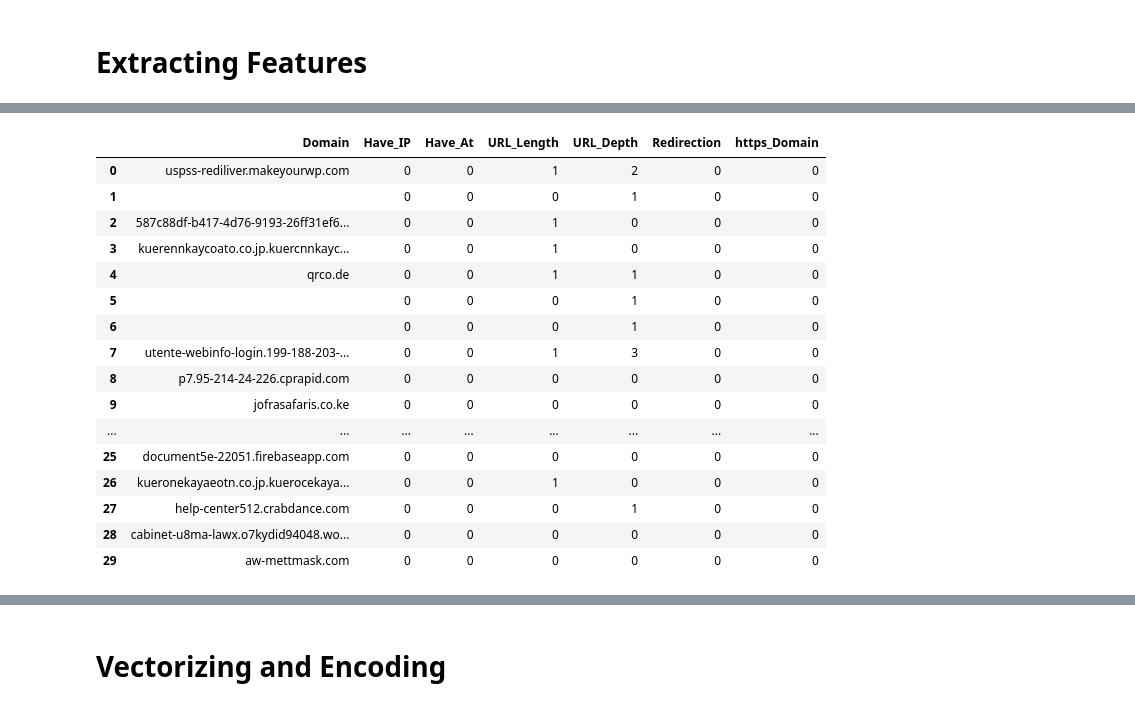
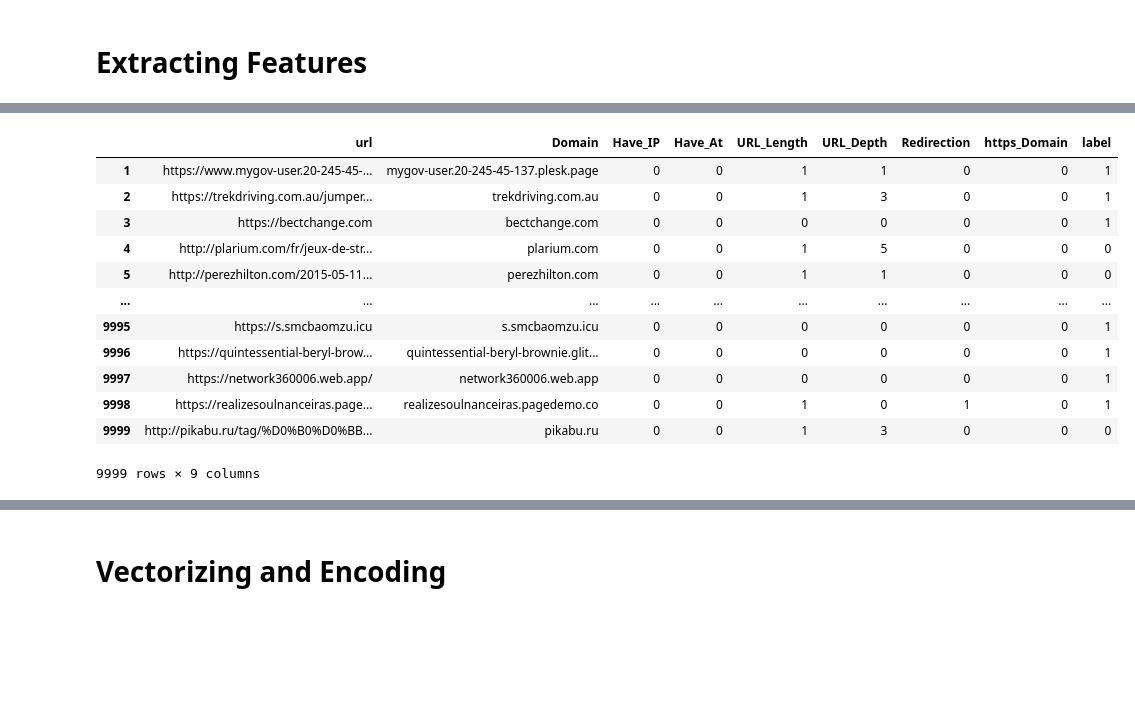
Before and after one commit to buisonanh/phishing-urls-detection, a Jupyter notebook: model.ipynb, the cells around one changed output, grey strips where cells are left out. Saved outputs shown, nothing was run; the diff lists cells and outputs as text; code cells hidden in the pictures; blank space fills up the shorter version.

```diff
--- a/model.ipynb
+++ b/model.ipynb
@@ -19,4 +19,6 @@ legit = pd.read_csv("datasets/legitimate_urls.csv")
 phishing = pd.read_csv("datasets/phishing_urls.csv")
+# %%
+legit.columns = ['url']
 # %%
 # Drop duplicates
 legit.drop_duplicates()
@@ -50,8 +52,8 @@ Legit null values: url    0
 dtype: int64
 # %%
-# add a 'status' column to the dataframes
-legit["status"] = "legitimate"
-phishing["status"] = "phishing"
+# add a 'label' column to the dataframes
+legit["label"] = 0
+phishing["label"] = 1
 
 print(legit)
 # combine the two dataframes
@@ -206,6 +208,7 @@ def httpDomain(url):
 def featureExtraction(url,label):
 
     features = []
+    features.append(url)
     #Address bar based features (10)
     features.append(getDomain(url))
     features.append(havingIP(url))
@@ -214,6 +217,7 @@ def featureExtraction(url,label):
     features.append(getDepth(url))
     features.append(redirection(url))
     features.append(httpDomain(url))
+    features.append(label)
 
     return features
 # %%
@@ -244,34 +248,31 @@ df.head(30)
 # %%
 features = []
-label = 0
 
 for i in range(0, 87456):
     url = df['url'][i]
+    label = df['label'][i]
+
     features.append(featureExtraction(url,label))
 # %%
 #converting the list to dataframe
-feature_names = ['Domain', 'Have_IP', 'Have_At', 'URL_Length', 'URL_Depth','Redirection','https_Domain']
+feature_names = ['url', 'Domain', 'Have_IP', 'Have_At', 'URL_Length', 'URL_Depth','Redirection','https_Domain', 'label']
 
 df = pd.DataFrame(features, columns= feature_names)
-df.head(30)
+df[1:10000]
 # %% [output]
-|  | Domain | Have_IP | Have_At | URL_Length | URL_Depth | Redirection | https_Domain |
-| 0 | uspss-rediliver.makeyourwp.com | 0 | 0 | 1 | 2 | 0 | 0 |
-| 1 |  | 0 | 0 | 0 | 1 | 0 | 0 |
-| 2 | 587c88df-b417-4d76-9193-26ff31ef6... | 0 | 0 | 1 | 0 | 0 | 0 |
-| 3 | kuerennkaycoato.co.jp.kuercnnkayc... | 0 | 0 | 1 | 0 | 0 | 0 |
-| 4 | qrco.de | 0 | 0 | 1 | 1 | 0 | 0 |
-| 5 |  | 0 | 0 | 0 | 1 | 0 | 0 |
-| 6 |  | 0 | 0 | 0 | 1 | 0 | 0 |
-| 7 | utente-webinfo-login.199-188-203-... | 0 | 0 | 1 | 3 | 0 | 0 |
-| 8 | p7.95-214-24-226.cprapid.com | 0 | 0 | 0 | 0 | 0 | 0 |
-| 9 | jofrasafaris.co.ke | 0 | 0 | 0 | 0 | 0 | 0 |
-| ... | ... | ... | ... | ... | ... | ... | ... |
-| 25 | document5e-22051.firebaseapp.com | 0 | 0 | 0 | 0 | 0 | 0 |
-| 26 | kueronekayaeotn.co.jp.kuerocekaya... | 0 | 0 | 1 | 0 | 0 | 0 |
-| 27 | help-center512.crabdance.com | 0 | 0 | 0 | 1 | 0 | 0 |
-| 28 | cabinet-u8ma-lawx.o7kydid94048.wo... | 0 | 0 | 0 | 0 | 0 | 0 |
-| 29 | aw-mettmask.com | 0 | 0 | 0 | 0 | 0 | 0 |
+|  | url | Domain | Have_IP | Have_At | URL_Length | URL_Depth | Redirection | https_Domain | label |
+| 1 | https://www.mygov-user.20-245-45-... | mygov-user.20-245-45-137.plesk.page | 0 | 0 | 1 | 1 | 0 | 0 | 1 |
+| 2 | https://trekdriving.com.au/jumper... | trekdriving.com.au | 0 | 0 | 1 | 3 | 0 | 0 | 1 |
+| 3 | https://bectchange.com | bectchange.com | 0 | 0 | 0 | 0 | 0 | 0 | 1 |
+| 4 | http://plarium.com/fr/jeux-de-str... | plarium.com | 0 | 0 | 1 | 5 | 0 | 0 | 0 |
+| 5 | http://perezhilton.com/2015-05-11... | perezhilton.com | 0 | 0 | 1 | 1 | 0 | 0 | 0 |
+| ... | ... | ... | ... | ... | ... | ... | ... | ... | ... |
+| 9995 | https://s.smcbaomzu.icu | s.smcbaomzu.icu | 0 | 0 | 0 | 0 | 0 | 0 | 1 |
+| 9996 | https://quintessential-beryl-brow... | quintessential-beryl-brownie.glit... | 0 | 0 | 0 | 0 | 0 | 0 | 1 |
+| 9997 | https://network360006.web.app/ | network360006.web.app | 0 | 0 | 0 | 0 | 0 | 0 | 1 |
+| 9998 | https://realizesoulnanceiras.page... | realizesoulnanceiras.pagedemo.co | 0 | 0 | 1 | 0 | 1 | 0 | 1 |
+| 9999 | http://pikabu.ru/tag/%D0%B0%D0%BB... | pikabu.ru | 0 | 0 | 1 | 3 | 0 | 0 | 0 |
+9999 rows × 9 columns
 # %%
 df.isnull().sum()
 # %% [output]
```
Also changed, not shown: parts of 34 cells of this notebook, 31 other files.
